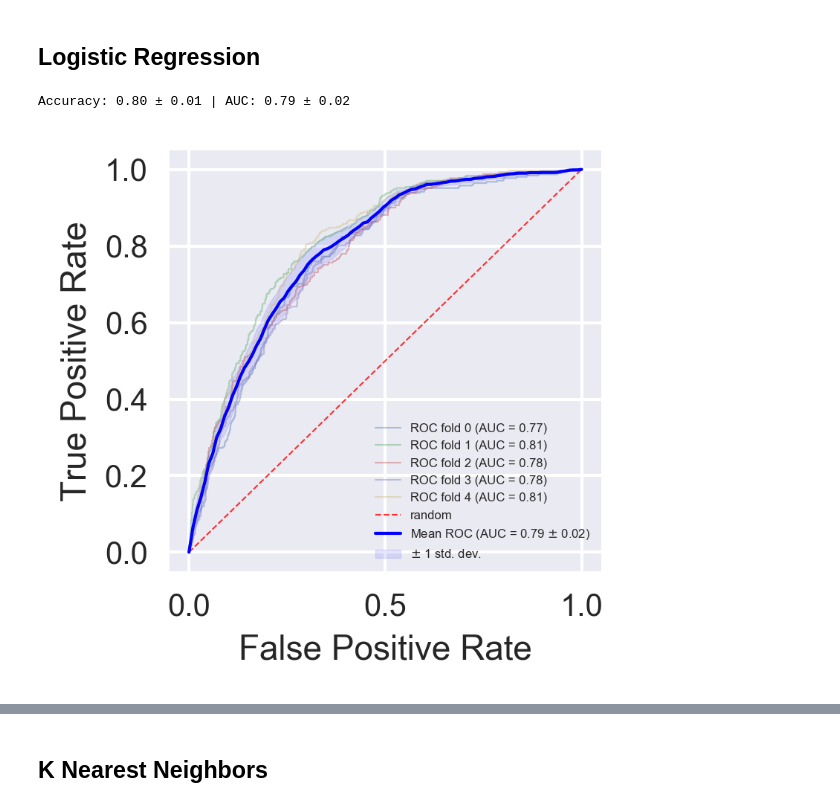
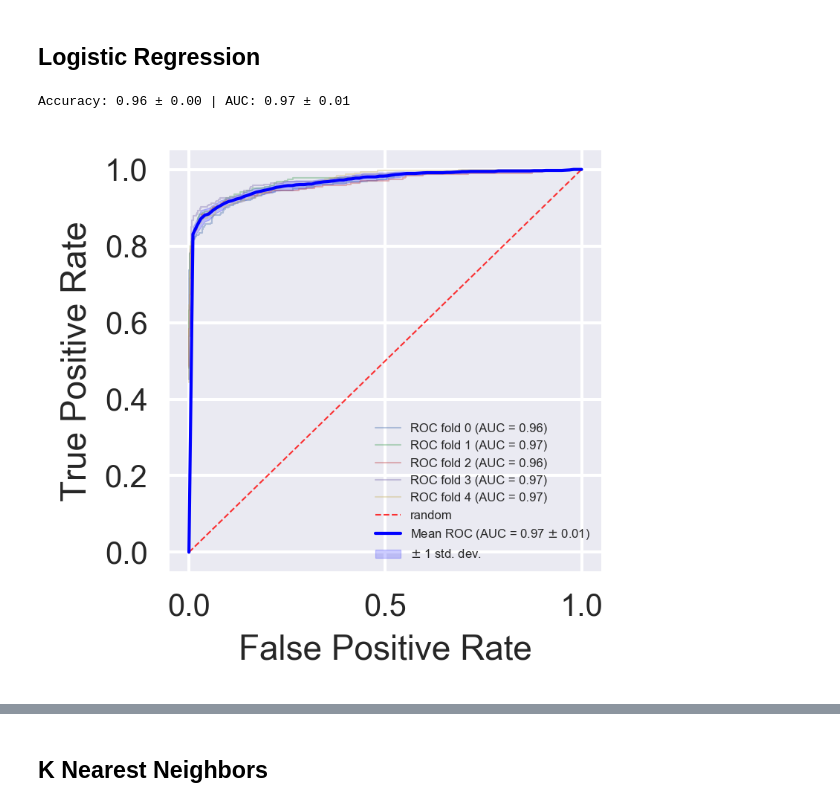
Before and after one commit to ElsaB/impact-annotator, a Jupyter notebook: analysis/prediction/Test.ipynb, the cells around one changed output, grey strips where cells are left out. Drawn from its saved outputs; the diff is of its cells as text; code cells hidden in the pictures.

```diff
--- a/analysis/prediction/Test.ipynb
+++ b/analysis/prediction/Test.ipynb
@@ -29,7 +29,7 @@ get_table(impact.confidence_class)
 | UNLIKELY | 281 | 2.8% |
 | MANUAL_OK | 70 | 0.7% |
 # %%
-impact['is_somatic'] = impact.confidence_class.isin(["AUTO_OK", "MANUAL_OK"])
+impact['is_somatic'] = impact.confidence_class == "UNLIKELY"
 get_table(impact.is_somatic)
 # %% [output]
 |  | count_ | freq_ |
@@ -106,15 +180,15 @@ Accuracy: 0.67 ± 0.01 | AUC: 0.51 ± 0.01
 # %%
 from sklearn.linear_model import LogisticRegression
 
 model = LogisticRegression(random_state = 1)
 
 accuracy_scores = cross_val_score(model, X, y, cv = n_folds)
 auc_scores = cross_val_score(model, X, y, cv = n_folds, scoring = "roc_auc")
 print("Accuracy: %0.2f ± %0.2f | AUC: %0.2f ± %0.2f" % (accuracy_scores.mean(), accuracy_scores.std(), auc_scores.mean(), auc_scores.std()))
-plot_cross_validation_ROC_curves(model, X, y, 5);
+plot_cross_validation_ROC_curves(model, X, y, n_folds);
 # %% [output]
-Accuracy: 0.80 ± 0.01 | AUC: 0.79 ± 0.02
+Accuracy: 0.96 ± 0.00 | AUC: 0.97 ± 0.01
-[figure, old version]
+[figure, new version]
 # %%
 from sklearn.model_selection import learning_curve
 train_sizes, train_scores, test_scores = learning_curve(model, X, y, train_sizes = np.linspace(0.1, 1.0, 5), cv = 5)
```
Also changed, not shown: parts of 23 cells of this notebook, 1 other file.
